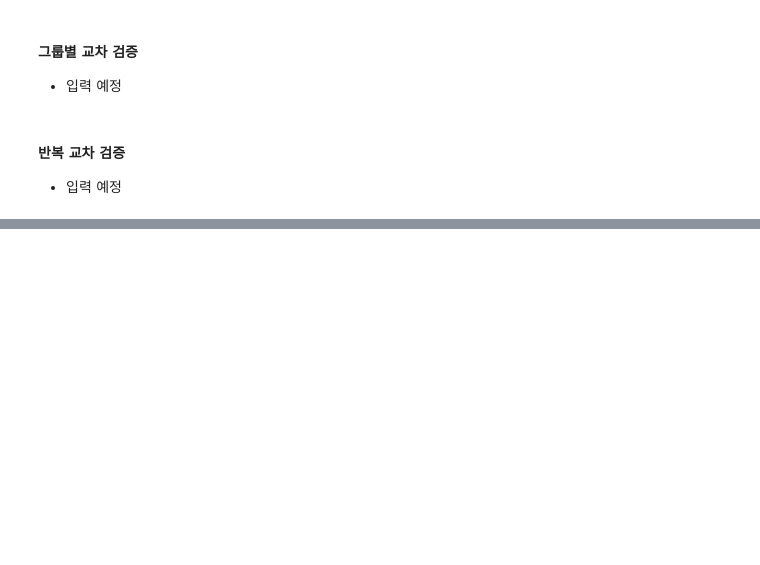
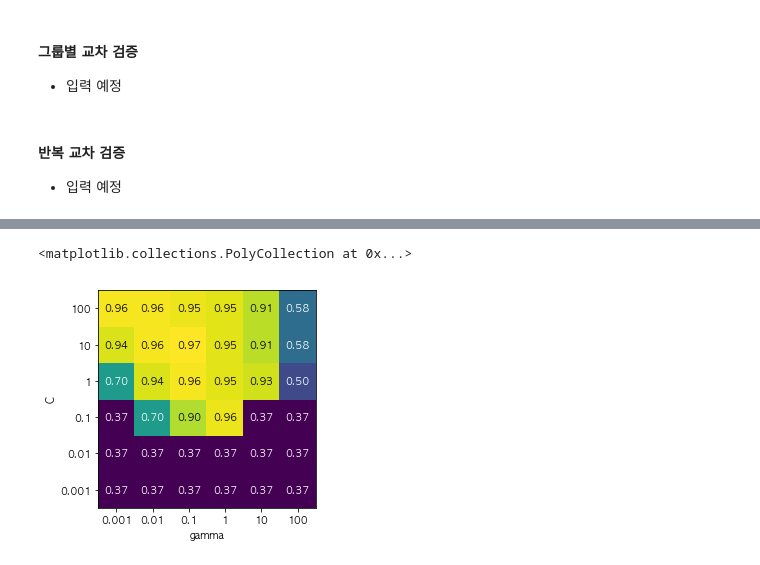
Before and after one commit to timetobye/Machine_learning_study, a Jupyter notebook: introduction_to_machine_learning_with_python/chpater_5_/chapter_5.ipynb, the cells around one changed output, grey strips where cells are left out. Drawn from its saved outputs; the diff is of its cells as text; code cells hidden in the pictures; blank space fills up the shorter version.

```diff
--- a/introduction_to_machine_learning_with_python/chpater_5_/chapter_5.ipynb
+++ b/introduction_to_machine_learning_with_python/chpater_5_/chapter_5.ipynb
@@ -264,0 +426,10 @@ Mean accuracy: 0.97
+# %%
+param_grid = {
+    'C': [0.001, 0.01, 0.1, 1, 10, 100],
+    'gamma': [0.001, 0.01, 0.1, 1, 10, 100]
+}
+print("Parameter grid:\n{}".format(param_grid))
+
+from sklearn.model_selection import GridSearchCV
+from sklearn.svm import SVC
+grid_search = GridSearchCV(SVC(), param_grid, cv=5, return_train_score=True)
@@ -264,0 +439,5 @@ Mean accuracy: 0.97
+# %%
+X_train, X_test, y_train, y_test = train_test_split(
+    iris.data, iris.target, random_state=0)
+# %%
+grid_search.fit(X_train, y_train)
@@ -264,0 +483,5 @@ Mean accuracy: 0.97
+# %%
+# convert to Dataframe
+results = pd.DataFrame(grid_search.cv_results_)
+# show the first 5 rows
+display(results.head())
@@ -264,0 +496,9 @@ Mean accuracy: 0.97
+# %%
+scores = np.array(results.mean_test_score).reshape(6, 6)
+
+# plot the mean cross-validation scores
+mglearn.tools.heatmap(scores, xlabel='gamma', xticklabels=param_grid['gamma'],
+                      ylabel='C', yticklabels=param_grid['C'], cmap="viridis")
+# %% [output]
+<matplotlib.collections.PolyCollection at 0x...>
+[figure, added]
```
Also changed, not shown: parts of 47 cells of this notebook.
